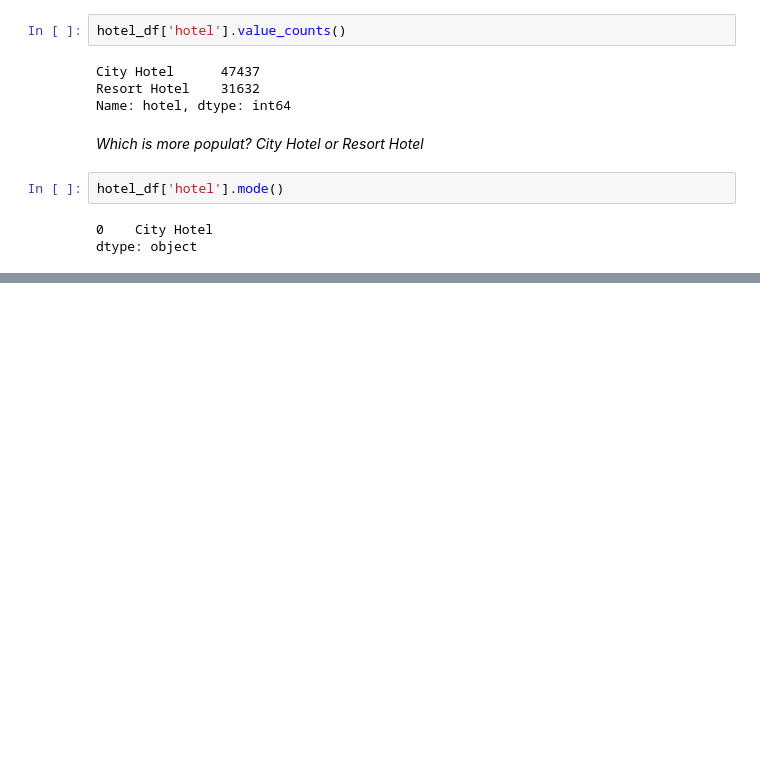
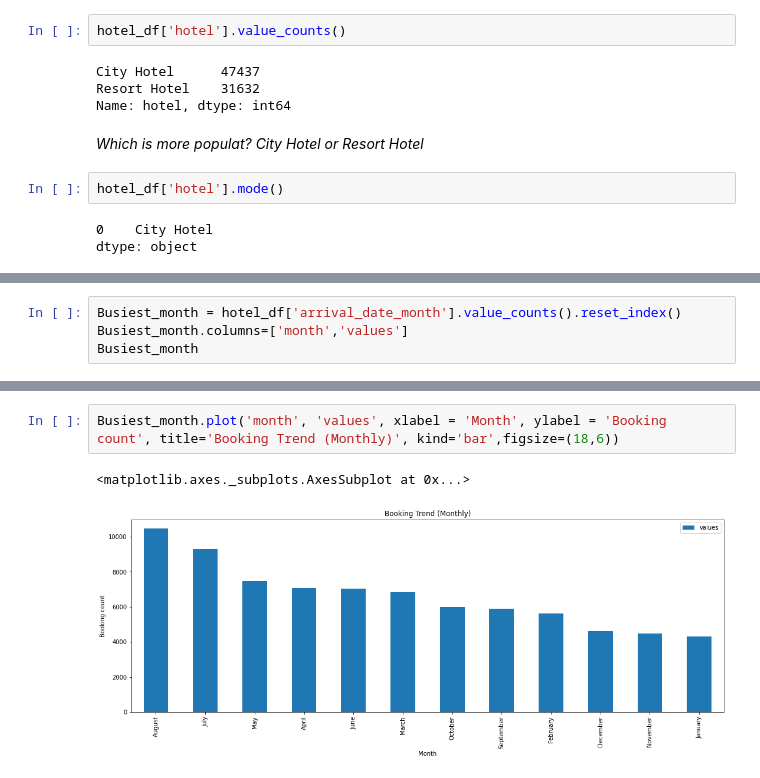
Before and after one commit to bindukovvada/Data-Science, a Jupyter notebook: Bindu_Hotel_Booking_Analysis_CapstoneProject.ipynb, the cells around one changed output, grey strips where cells are left out. Drawn from its saved outputs; the diff is of its cells as text; blank space fills up the shorter version.

```diff
--- a/Bindu_Hotel_Booking_Analysis_CapstoneProject.ipynb
+++ b/Bindu_Hotel_Booking_Analysis_CapstoneProject.ipynb
@@ -176,0 +207,4 @@ dtype: object
+# %%
+Busiest_month = hotel_df['arrival_date_month'].value_counts().reset_index()
+Busiest_month.columns=['month','values']
+Busiest_month
@@ -176,0 +225,5 @@ dtype: object
+# %%
+Busiest_month.plot('month', 'values', xlabel = 'Month', ylabel = 'Booking count', title='Booking Trend (Monthly)', kind='bar',figsize=(18,6))
+# %% [output]
+<matplotlib.axes._subplots.AxesSubplot at 0x...>
+[figure, added]
```
Also changed, not shown: parts of 21 cells of this notebook.
